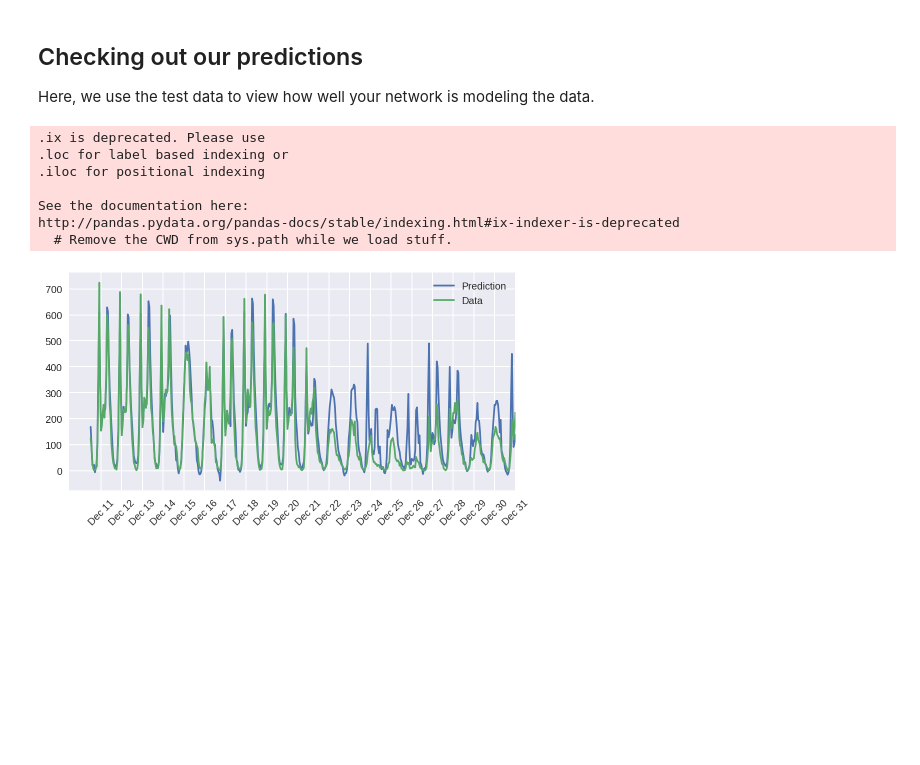
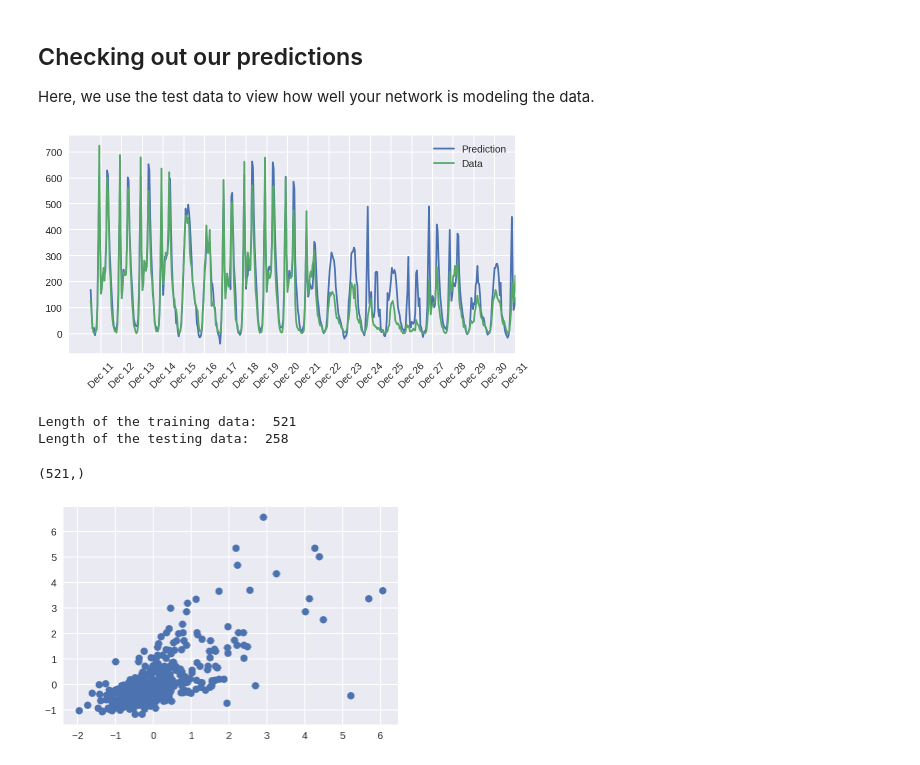
Before and after one commit to vmartinezalvarez/Predicting-Bike-Sharing-Patterns, a Jupyter notebook: Predicting_Bike_Sharing_Patterns_"Neural_networks_from_scratch"_.ipynb, the cells around one changed output. Drawn from its saved outputs; the diff is of its cells as text; code cells hidden in the pictures; blank space fills up the shorter version.

```diff
--- a/Predicting_Bike_Sharing_Patterns_"Neural_networks_from_scratch"_.ipynb
+++ b/Predicting_Bike_Sharing_Patterns_"Neural_networks_from_scratch"_.ipynb
@@ -444,16 +446,60 @@ ax.plot((test_targets['cnt']*std + mean).values, label='Data')
 ax.set_xlim(right=len(predictions))
 ax.legend()
 
-dates = pd.to_datetime(rides.ix[test_data.index]['dteday'])
+dates = pd.to_datetime(rides.loc[test_data.index]['dteday'])
 dates = dates.apply(lambda d: d.strftime('%b %d'))
 ax.set_xticks(np.arange(len(dates))[12::24])
 _ = ax.set_xticklabels(dates[12::24], rotation=45)
 # %% [output]
-.ix is deprecated. Please use
-.loc for label based indexing or
-.iloc for positional indexing
-
-See the documentation here:
-http://pandas.pydata.org/pandas-docs/stable/indexing.html#ix-indexer-is-deprecated
-  # Remove the CWD from sys.path while we load stuff.
 [figure]
+# %%
+def read_data():
+    """
+    read the CSV data
+    """
+    data = pd.read_csv("https://goo.gl/PQXxZ8")
+    size_data = data["Size"].values
+    price_data = data["Price"].values
+    return size_data, price_data
+
+# import library to split the data
+from sklearn.model_selection import train_test_split
+
+def split_test_train(size, price):
+    # split the data, test size = 33%
+    size_train, size_test, price_train, price_test = train_test_split(size, price, test_size=0.33)
+    return size_train, size_test, price_train, price_test
+
+# Normalize a data set
+def normalize(array):
+    return (array - array.mean()) / array.std()
+
+# read the data from the csv file.
+size, price = read_data()
+# split the data into testing and training set.
+size_train, size_test, price_train,price_test = split_test_train(size, price)
+# print the length of test and train dataset.
+print("Length of the training data: ", len(size_train))
+print("Length of the testing data: ", len(size_test))
+
+%matplotlib inline
+import matplotlib.pyplot as plt
+
+# normalize the data
+size_train = normalize(size_train)
+price_train = normalize(price_train)
+
+size_test = normalize(size_test)
+price_test = normalize(price_test)
+
+# plot the normalized data
+plt.scatter(size_train, price_train, label='Samples data')
+plt.draw()
+
+samples_number = price_train.size
+price_train.shape
+# %% [output]
+Length of the training data:  521
+Length of the testing data:  258
+(521,)
+[figure, added]
```
Also changed, not shown: parts of 10 cells of this notebook.
